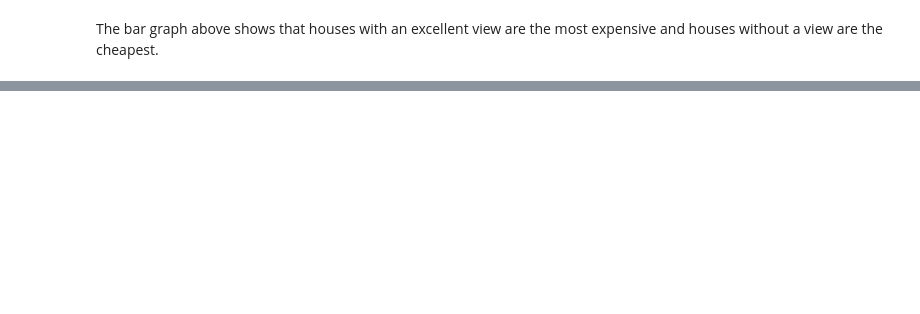
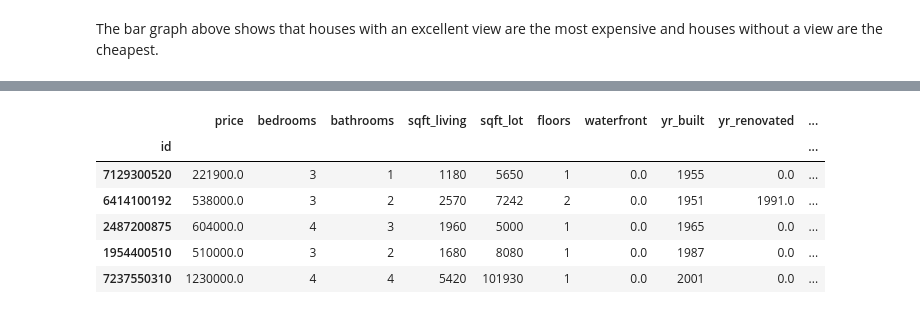
Before and after one commit to FrankOyugi/phase-2-project-real-estate-data-analysis, a Jupyter notebook: student.ipynb, the cells around one changed output, grey strips where cells are left out. Drawn from its saved outputs; the diff is of its cells as text; code cells hidden in the pictures; blank space fills up the shorter version.

Commit message:
dropping non-numerical columns

```diff
--- a/student.ipynb
+++ b/student.ipynb
@@ -527,0 +584,16 @@ The bar graph above shows that houses with an excellent view are the most expens
+# %%
+# check and drop columns that do not have numeric variables
+for column in data.columns:
+    if is_numeric_dtype(data[column]) == False:
+        data = data.drop(column, axis=1)
+    else:
+        continue
+data.head()
+# %% [output]
+|  | price | bedrooms | bathrooms | sqft_living | sqft_lot | floors | waterfront | yr_built | yr_renovated | ... |
+| id |  |  |  |  |  |  |  |  |  | ... |
+| 7129300520 | 221900.0 | 3 | 1 | 1180 | 5650 | 1 | 0.0 | 1955 | 0.0 | ... |
+| 6414100192 | 538000.0 | 3 | 2 | 2570 | 7242 | 2 | 0.0 | 1951 | 1991.0 | ... |
+| 2487200875 | 604000.0 | 4 | 3 | 1960 | 5000 | 1 | 0.0 | 1965 | 0.0 | ... |
+| 1954400510 | 510000.0 | 3 | 2 | 1680 | 8080 | 1 | 0.0 | 1987 | 0.0 | ... |
+| 7237550310 | 1230000.0 | 4 | 4 | 5420 | 101930 | 1 | 0.0 | 2001 | 0.0 | ... |
```
Also changed, not shown: parts of 19 cells of this notebook.
